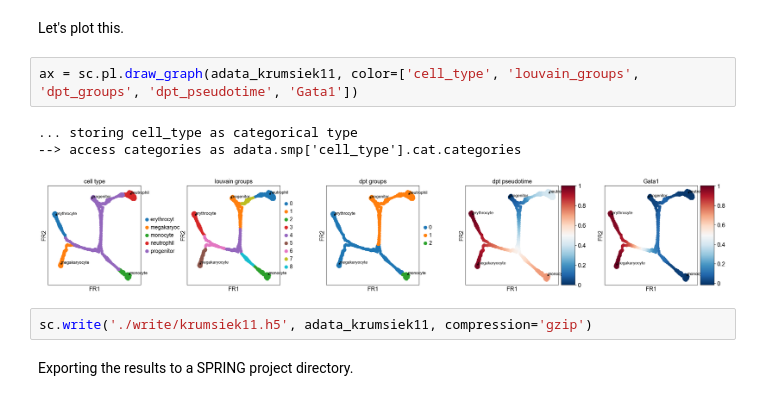
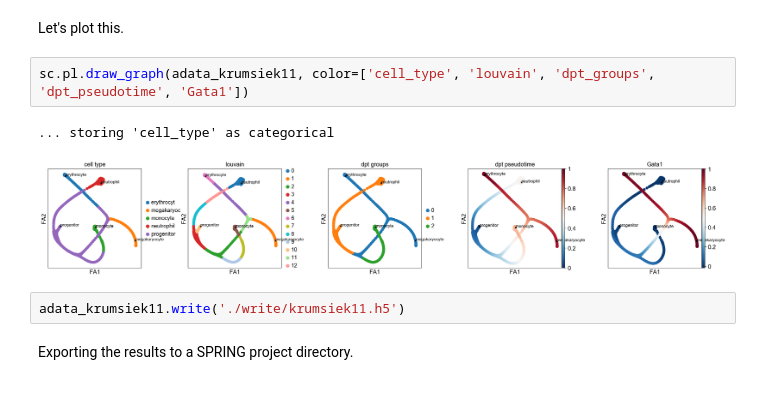
Before and after one commit to scverse/scanpy_usage, a Jupyter notebook: 171111_SPRING_export/SPRING_export.ipynb, the cells around one changed output. Drawn from its saved outputs; the diff is of its cells as text.

```diff
--- a/171111_SPRING_export/SPRING_export.ipynb
+++ b/171111_SPRING_export/SPRING_export.ipynb
@@ -98,13 +93,12 @@ drawing single-cell graph using layout "fr"
 # %% [markdown]
 Let's plot this.
 # %%
-ax = sc.pl.draw_graph(adata_krumsiek11, color=['cell_type', 'louvain_groups', 'dpt_groups', 'dpt_pseudotime', 'Gata1'])
+sc.pl.draw_graph(adata_krumsiek11, color=['cell_type', 'louvain', 'dpt_groups', 'dpt_pseudotime', 'Gata1'])
 # %% [output]
-... storing cell_type as categorical type
---> access categories as adata.smp['cell_type'].cat.categories
+... storing 'cell_type' as categorical
-[figure, old version]
+[figure, new version]
 # %%
-sc.write('./write/krumsiek11.h5', adata_krumsiek11, compression='gzip')
+adata_krumsiek11.write('./write/krumsiek11.h5')
 # %% [markdown]
 Exporting the results to a SPRING project directory.
 # %%
```
Also changed, not shown: parts of 16 cells of this notebook.
